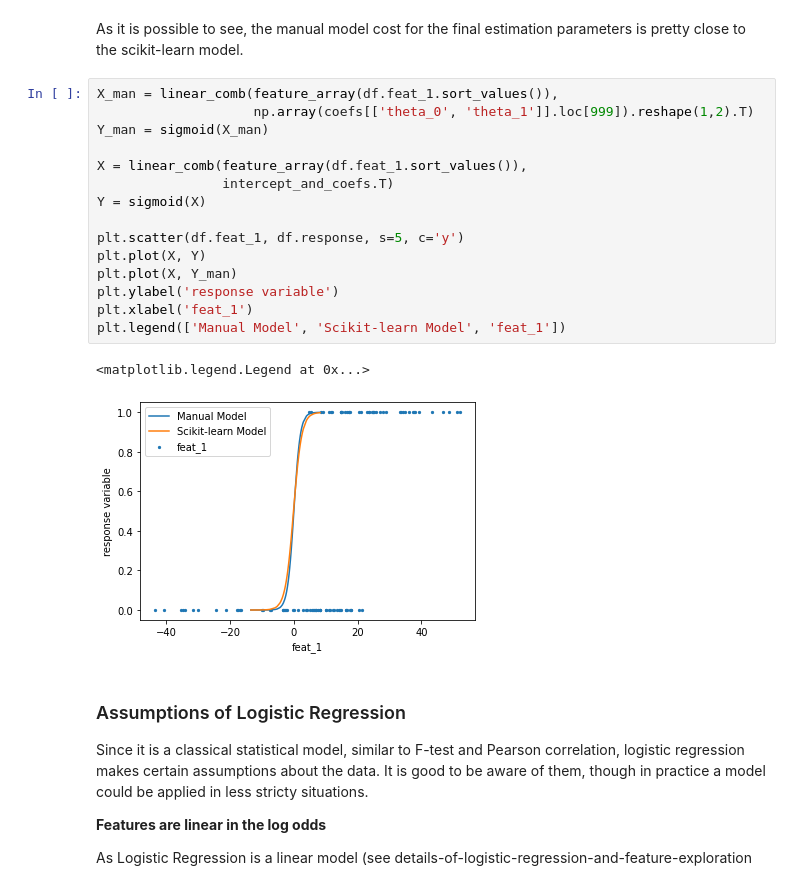
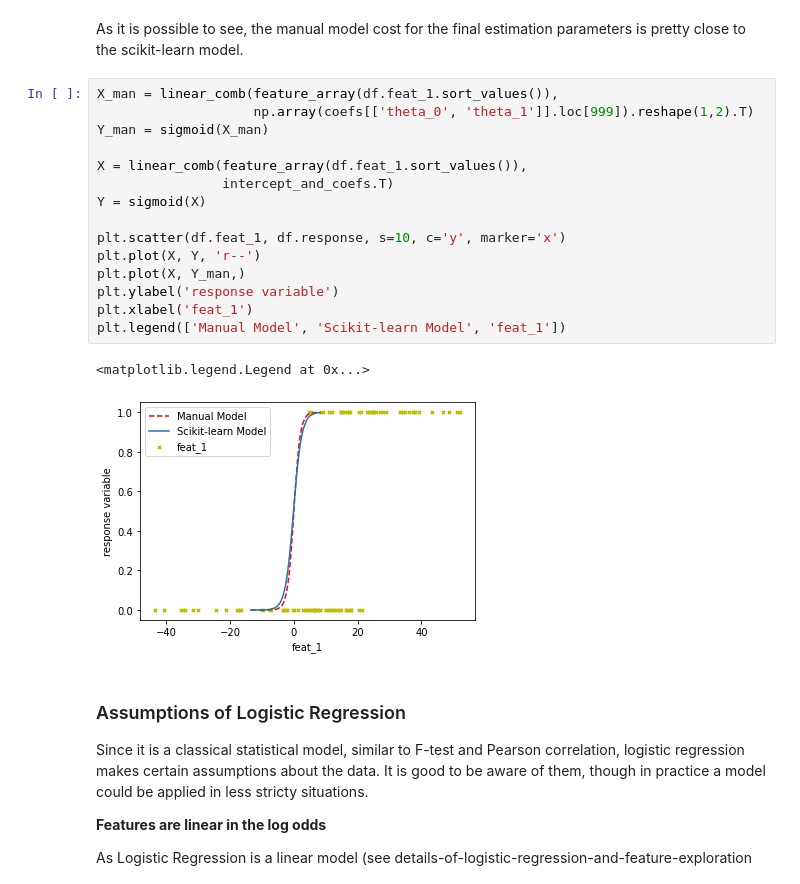
Before and after one commit to jeantardelli/data-science, a Jupyter notebook: the-bias-variance-trade-off.ipynb, the cells around one changed output. Drawn from its saved outputs; the diff is of its cells as text.

```diff
--- a/the-bias-variance-trade-off.ipynb
+++ b/the-bias-variance-trade-off.ipynb
@@ -318,21 +318,21 @@ As it is possible to see, the manual model cost for the final estimation paramet
 # %%
 X_man = linear_comb(feature_array(df.feat_1.sort_values()),
                     np.array(coefs[['theta_0', 'theta_1']].loc[999]).reshape(1,2).T)
 Y_man = sigmoid(X_man)
 
 X = linear_comb(feature_array(df.feat_1.sort_values()),
                 intercept_and_coefs.T)
 Y = sigmoid(X)
 
-plt.scatter(df.feat_1, df.response, s=5, c='y')
-plt.plot(X, Y)
-plt.plot(X, Y_man)
+plt.scatter(df.feat_1, df.response, s=10, c='y', marker='x')
+plt.plot(X, Y, 'r--')
+plt.plot(X, Y_man,)
 plt.ylabel('response variable')
 plt.xlabel('feat_1')
 plt.legend(['Manual Model', 'Scikit-learn Model', 'feat_1'])
 # %% [output]
 <matplotlib.legend.Legend at 0x...>
-[figure, old version]
+[figure, new version]
 # %% [markdown]
 ### Assumptions of Logistic Regression
 
```
Also changed, not shown: parts of 1 cell of this notebook, 1 other file.
